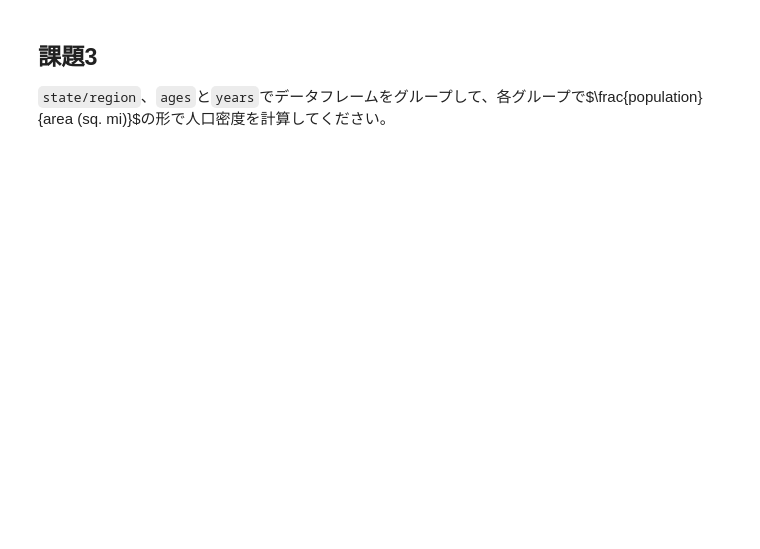
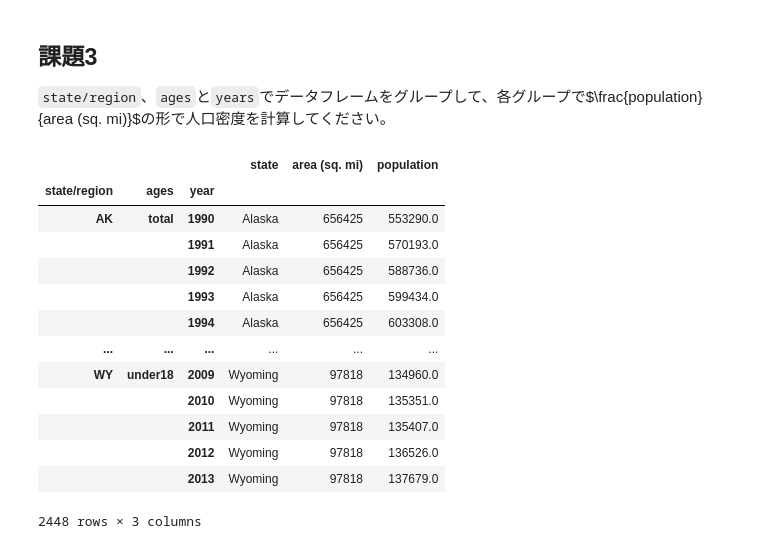
Before and after one commit to tsurugayatakumi/chss_2024_assignment, a Jupyter notebook: Assignment7/assignment7_OkamotoRuka.ipynb, the cells around one changed output. Cells and saved outputs as stored; diff of their text form; code cells hidden in the pictures; blank space fills up the shorter version.

````diff
--- a/Assignment7/assignment7_OkamotoRuka.ipynb
+++ b/Assignment7/assignment7_OkamotoRuka.ipynb
@@ -22,3 +97,21 @@
 ## 課題3
 
 ```state/region```、```ages```と```years```でデータフレームをグループして、各グループで$\frac{population}{area (sq. mi)}$の形で人口密度を計算してください。
+# %%
+merged_df4 = merged_df2.groupby(["state/region", "ages", "year"])
+display(merged_df4.first())
+# %% [output]
+|  |  |  | state | area (sq. mi) | population |
+| state/region | ages | year |  |  |  |
+| AK | total | 1990 | Alaska | 656425 | 553290.0 |
+|  |  | 1991 | Alaska | 656425 | 570193.0 |
+|  |  | 1992 | Alaska | 656425 | 588736.0 |
+|  |  | 1993 | Alaska | 656425 | 599434.0 |
+|  |  | 1994 | Alaska | 656425 | 603308.0 |
+| ... | ... | ... | ... | ... | ... |
+| WY | under18 | 2009 | Wyoming | 97818 | 134960.0 |
+|  |  | 2010 | Wyoming | 97818 | 135351.0 |
+|  |  | 2011 | Wyoming | 97818 | 135407.0 |
+|  |  | 2012 | Wyoming | 97818 | 136526.0 |
+|  |  | 2013 | Wyoming | 97818 | 137679.0 |
+2448 rows × 3 columns
````
Also changed, not shown: parts of 9 cells of this notebook.
